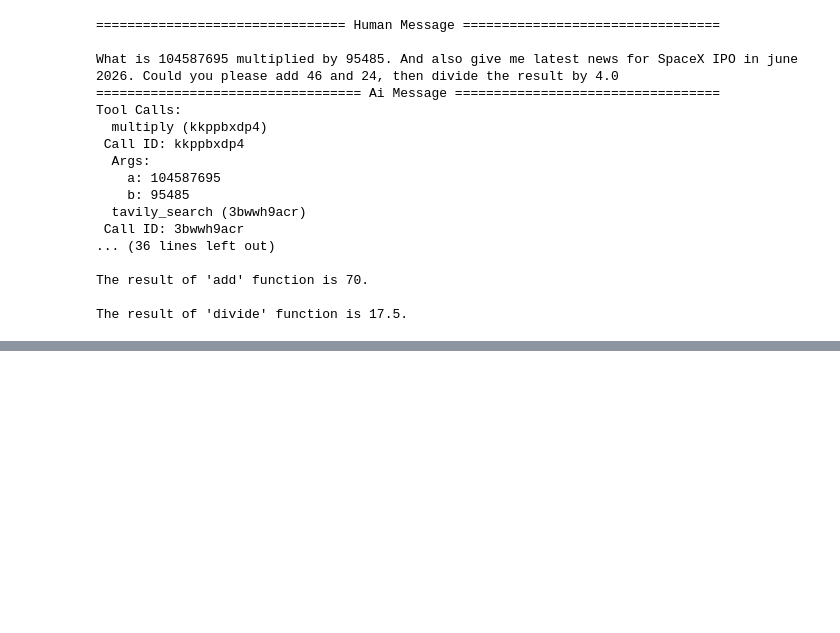
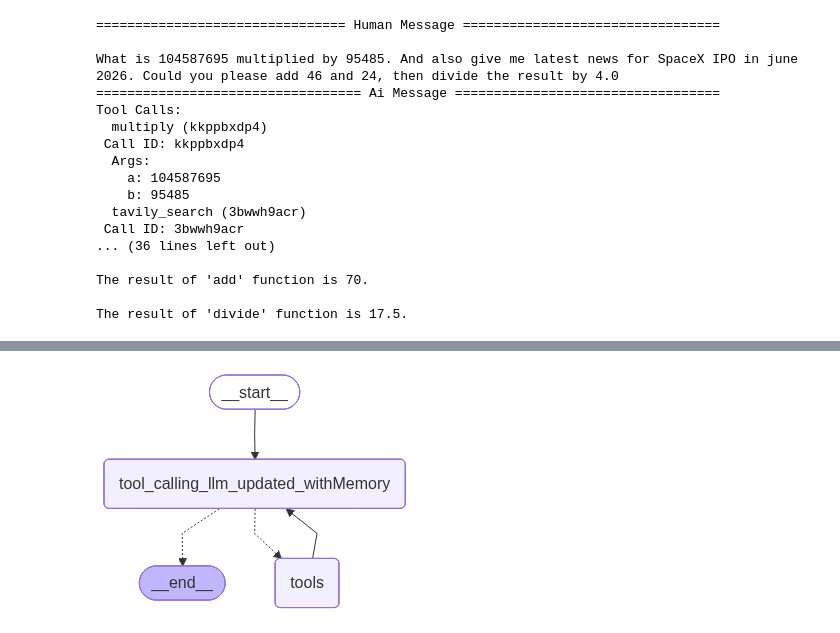
Before and after one commit to syednoormujassum/Langgraph, a Jupyter notebook: Basic_Chatbot/basic_chatbot.ipynb, the cells around one changed output, grey strips where cells are left out. Saved outputs shown, nothing was run; the diff lists cells and outputs as text; code cells hidden in the pictures; blank space fills up the shorter version.

```diff
--- a/Basic_Chatbot/basic_chatbot.ipynb
+++ b/Basic_Chatbot/basic_chatbot.ipynb
@@ -323,0 +349,34 @@ The result of 'divide' function is 17.5.
+# %%
+## ReACT Agent architecture. Act, Observe and Reason.
+
+## Stategraph
+
+from langgraph.graph import StateGraph,START,END
+from langgraph.prebuilt import ToolNode
+from langgraph.prebuilt import tools_condition
+# adding memory saver for past conversations
+from langgraph.checkpoint.memory import MemorySaver
+
+memory=MemorySaver()
+# Node definition
+def tool_calling_llm_updated_withMemory(state:State):
+    return{"messages":[llm_with_tools_updated.invoke(state["messages"])]}
+
+## Graph
+builder=StateGraph(State)
+builder.add_node("tool_calling_llm_updated_withMemory",tool_calling_llm_updated_withMemory)
+builder.add_node("tools",ToolNode(tools=tools))
+
+## Add edges
+
+builder.add_edge(START,"tool_calling_llm_updated_withMemory")
+builder.add_conditional_edges("tool_calling_llm_updated_withMemory",tools_condition)
+## IF the input from llm requires tool calling then it will go to tools node else shall just go to END node
+builder.add_edge("tools","tool_calling_llm_updated_withMemory")
+
+graph=builder.compile(checkpointer=MemorySaver()) # saves memory
+
+
+display(Image(graph.get_graph().draw_mermaid_png()))
+# %% [output]
+[figure, added]
```
Also changed, not shown: parts of 25 cells of this notebook, 4 other files.
